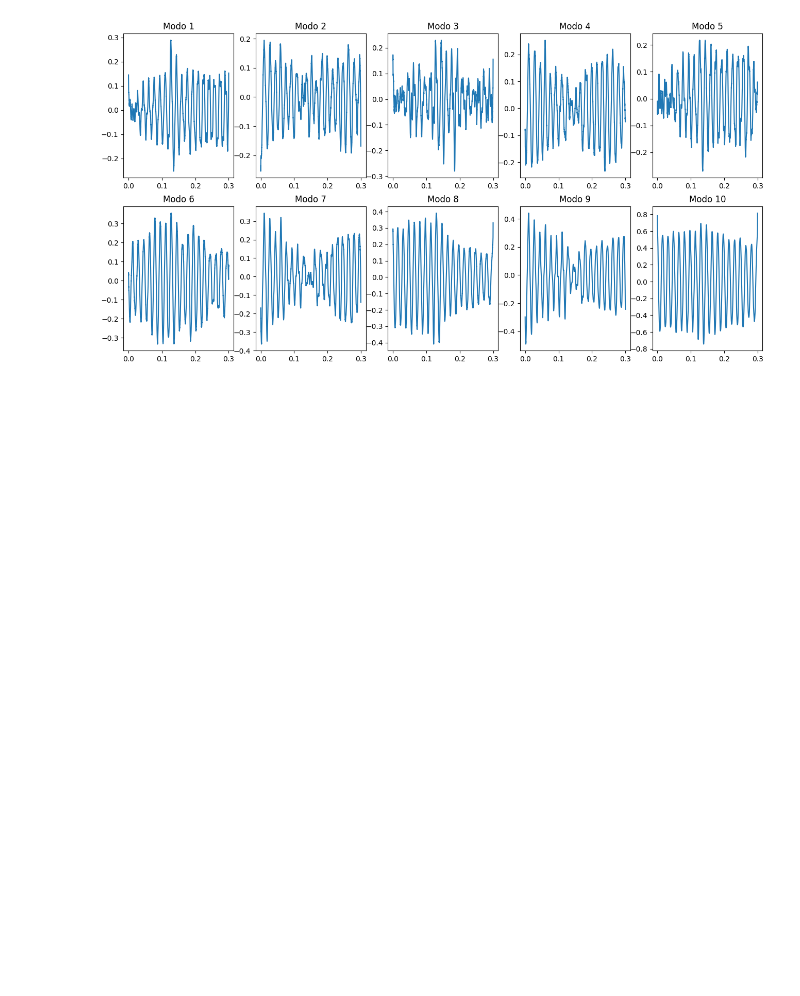
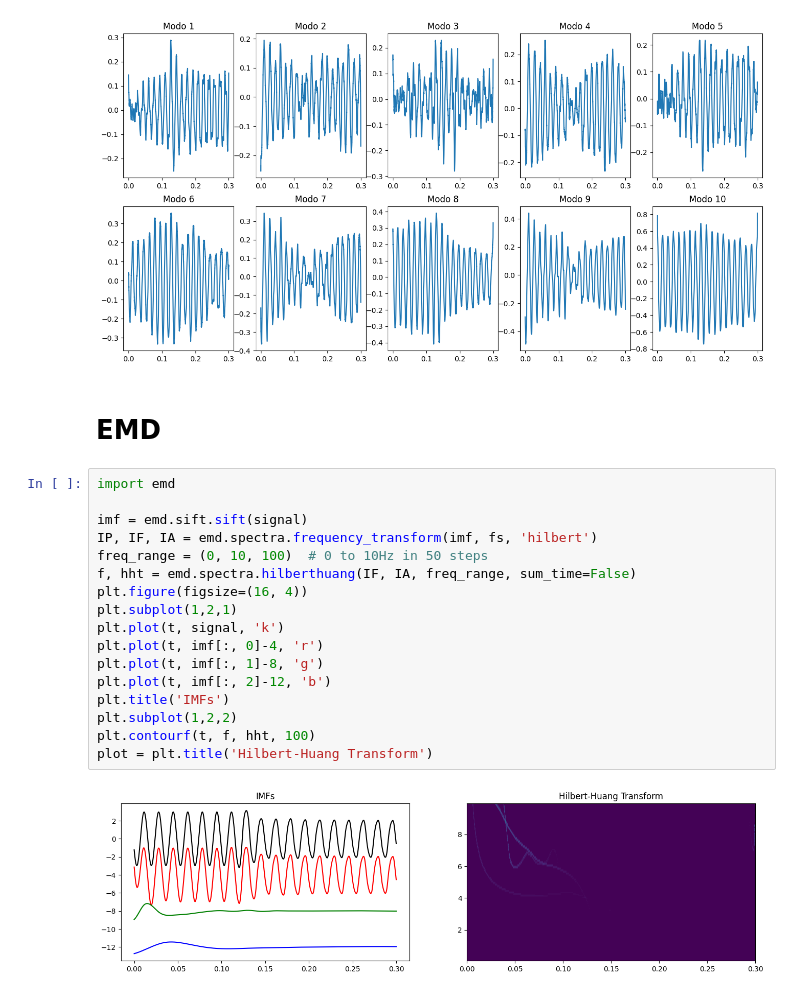
Before and after one commit to EESC-USP-FaultAI/preprocessing, a Jupyter notebook: Rotinas/main.ipynb, the cells around one changed output. Cells and saved outputs as stored; diff of their text form; blank space fills up the shorter version.

```diff
--- a/Rotinas/main.ipynb
+++ b/Rotinas/main.ipynb
@@ -128,3 +142,24 @@ for i, modes in enumerate(signal_vmd.T):
     plt.title(f'Modo {i+1}')
 # %% [output]
 [figure]
+# %% [markdown]
+# EMD
+# %%
+import emd
+
+imf = emd.sift.sift(signal)
+IP, IF, IA = emd.spectra.frequency_transform(imf, fs, 'hilbert')
+freq_range = (0, 10, 100)  # 0 to 10Hz in 50 steps
+f, hht = emd.spectra.hilberthuang(IF, IA, freq_range, sum_time=False)
+plt.figure(figsize=(16, 4))
+plt.subplot(1,2,1)
+plt.plot(t, signal, 'k')
+plt.plot(t, imf[:, 0]-4, 'r')
+plt.plot(t, imf[:, 1]-8, 'g')
+plt.plot(t, imf[:, 2]-12, 'b')
+plt.title('IMFs')
+plt.subplot(1,2,2)
+plt.contourf(t, f, hht, 100)
+plot = plt.title('Hilbert-Huang Transform')
+# %% [output]
+[figure, added]
```
Also changed, not shown: parts of 6 cells of this notebook.
